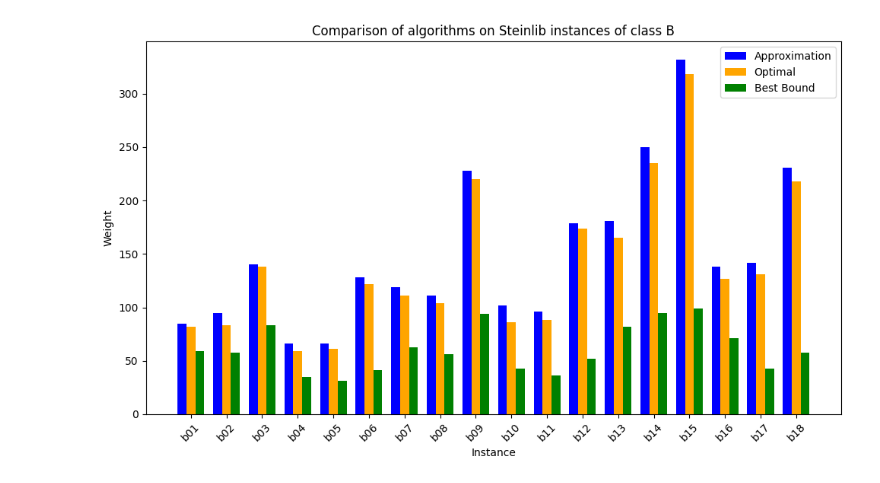
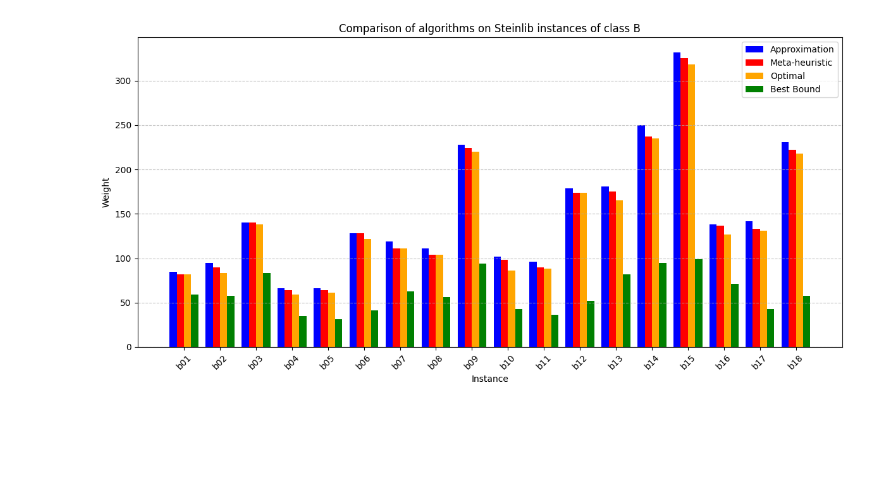
Before and after one commit to tianwengu/Approximating-the-best-electrical-network-configuration, a Jupyter notebook: appro+meta.ipynb, the cells around one changed output. Drawn from its saved outputs; the diff is of its cells as text; code cells hidden in the pictures; blank space fills up the shorter version.

```diff
--- a/appro+meta.ipynb
+++ b/appro+meta.ipynb
@@ -405,17 +411,20 @@ def plot_algorithm_comparison(class_name, instance_names, approximation, meta, o
 # %%
 instance_names_b = ["b01", "b02", "b03", "b04", "b05", "b06", "b07", "b08", "b09", "b10", "b11", "b12", "b13", "b14", "b15", "b16", "b17", "b18"]
 approximation = []
+meta = []
 best_bound = []
 for id in instance_names_b:
     G, terms = load_stein_file ("B", id)
     app_weight = eval_sol(G,terms,two_approximation(G,terms))
+    _, meta_weight = simulated_annealing(G, terms)
     lower_bound_short_path = lower_bound_shortest_path(G,terms)
     lower_bound_k_terms = lower_bound_k_terminal_steiner(G, terms)
+    meta.append(meta_weight)
     approximation.append(app_weight)
     best_bound.append(max(lower_bound_short_path, lower_bound_k_terms))
-plot_algorithm_comparison("B", instance_names, approximation, OptB, best_bound)
+plot_algorithm_comparison("B", instance_names_b, approximation, meta, OptB, best_bound, save_path="B_class.pdf")
 # %% [output]
-[figure, old version]
+[figure, new version]
 # %%
 instance_names_c = ["c01", "c02", "c03", "c04", "c05", "c06", "c07", "c08", "c09", "c10",
                     "c11", "c12", "c13", "c14", "c15", "c16", "c17", "c18", "c19", "c20"]
```
Also changed, not shown: parts of 7 cells of this notebook.
